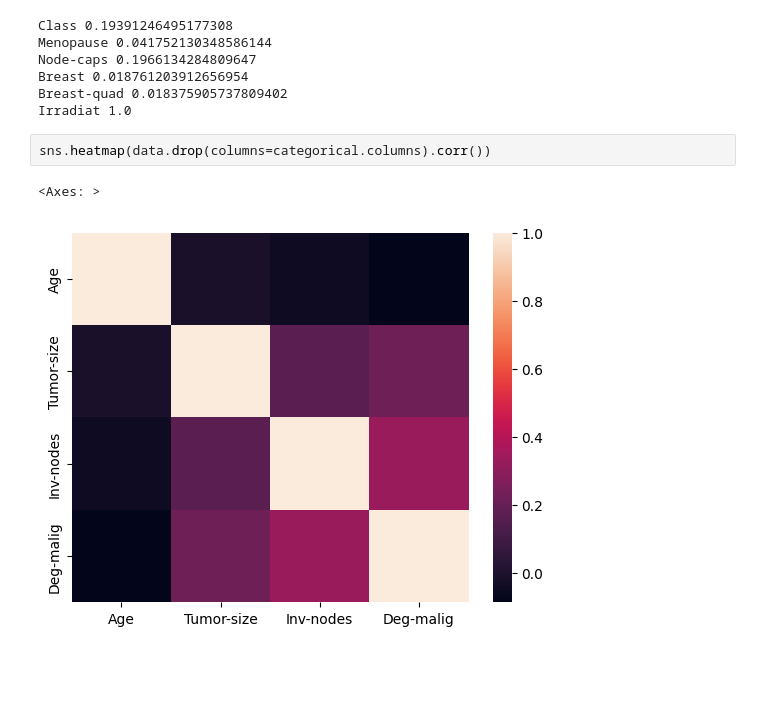
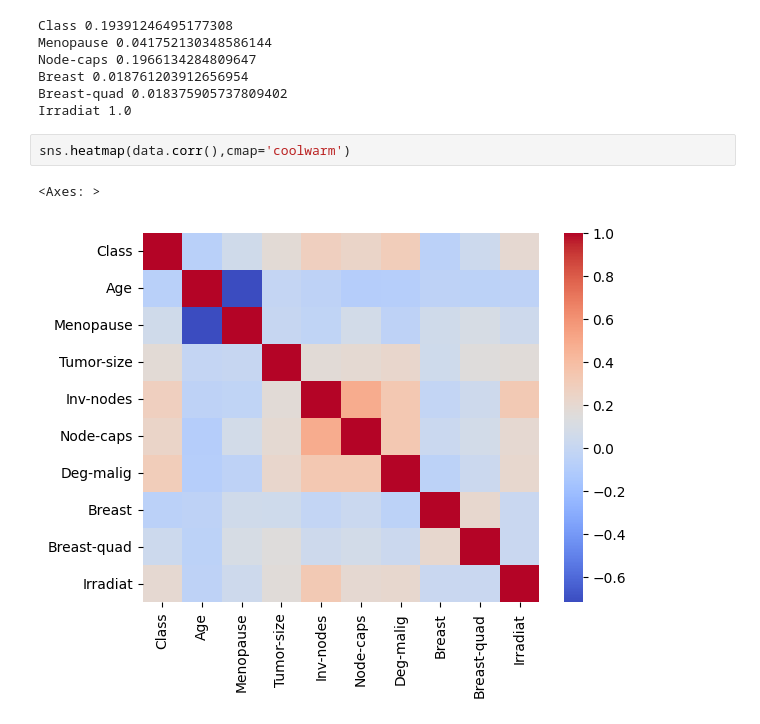
Before and after one commit to rommxl/Lab-experiments, a Jupyter notebook: FODS/case study/EDA.ipynb, the cells around one changed output. Drawn from its saved outputs; the diff is of its cells as text; blank space fills up the shorter version.

```diff
--- a/FODS/case study/EDA.ipynb
+++ b/FODS/case study/EDA.ipynb
@@ -156,7 +156,7 @@ Breast 0.018761203912656954
 Breast-quad 0.018375905737809402
 Irradiat 1.0
 # %%
-sns.heatmap(data.drop(columns=categorical.columns).corr())
+sns.heatmap(data.corr(),cmap='coolwarm')
 # %% [output]
 <Axes: >
-[figure, old version]
+[figure, new version]
```
Also changed, not shown: 4 other files.
